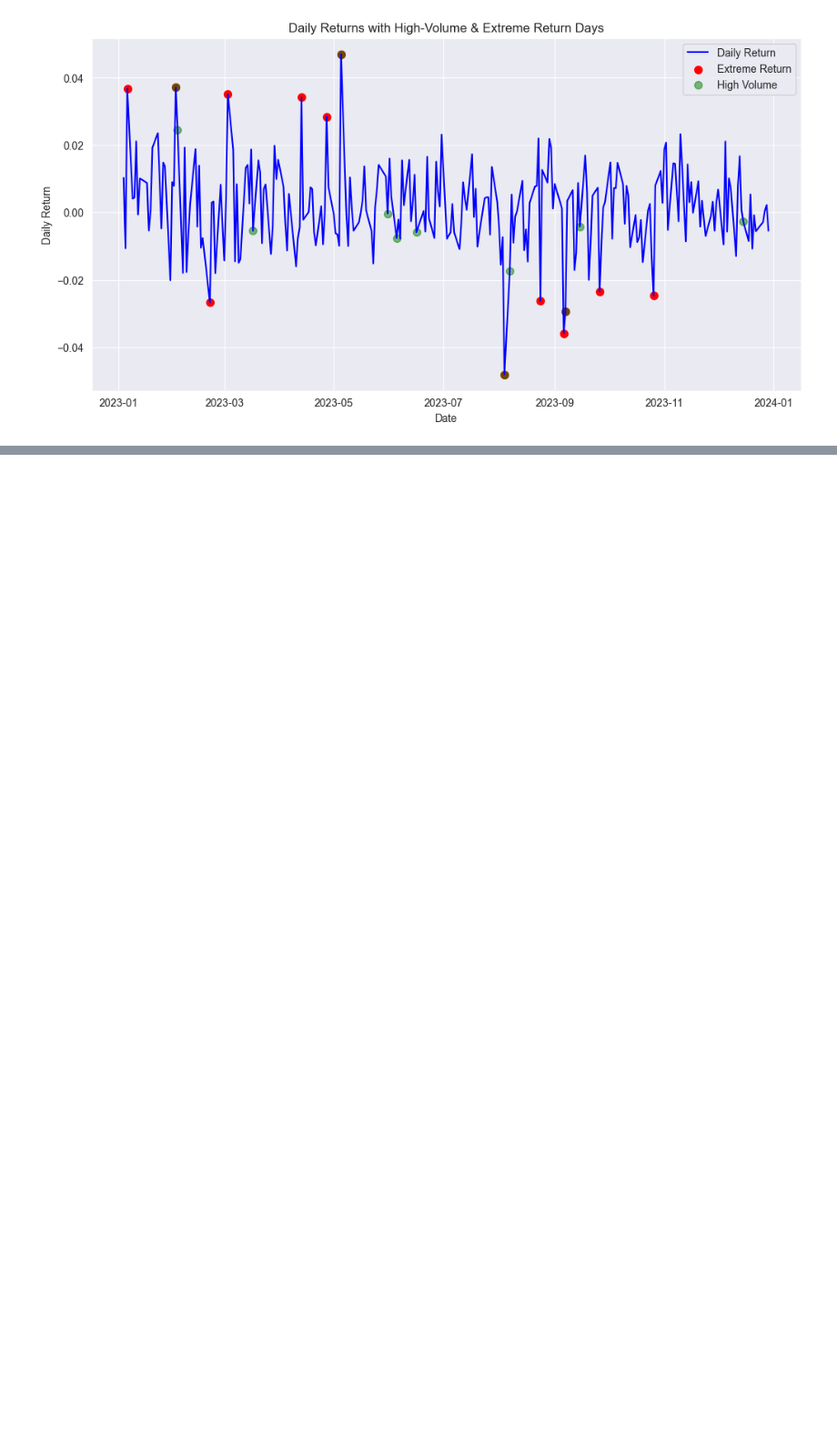
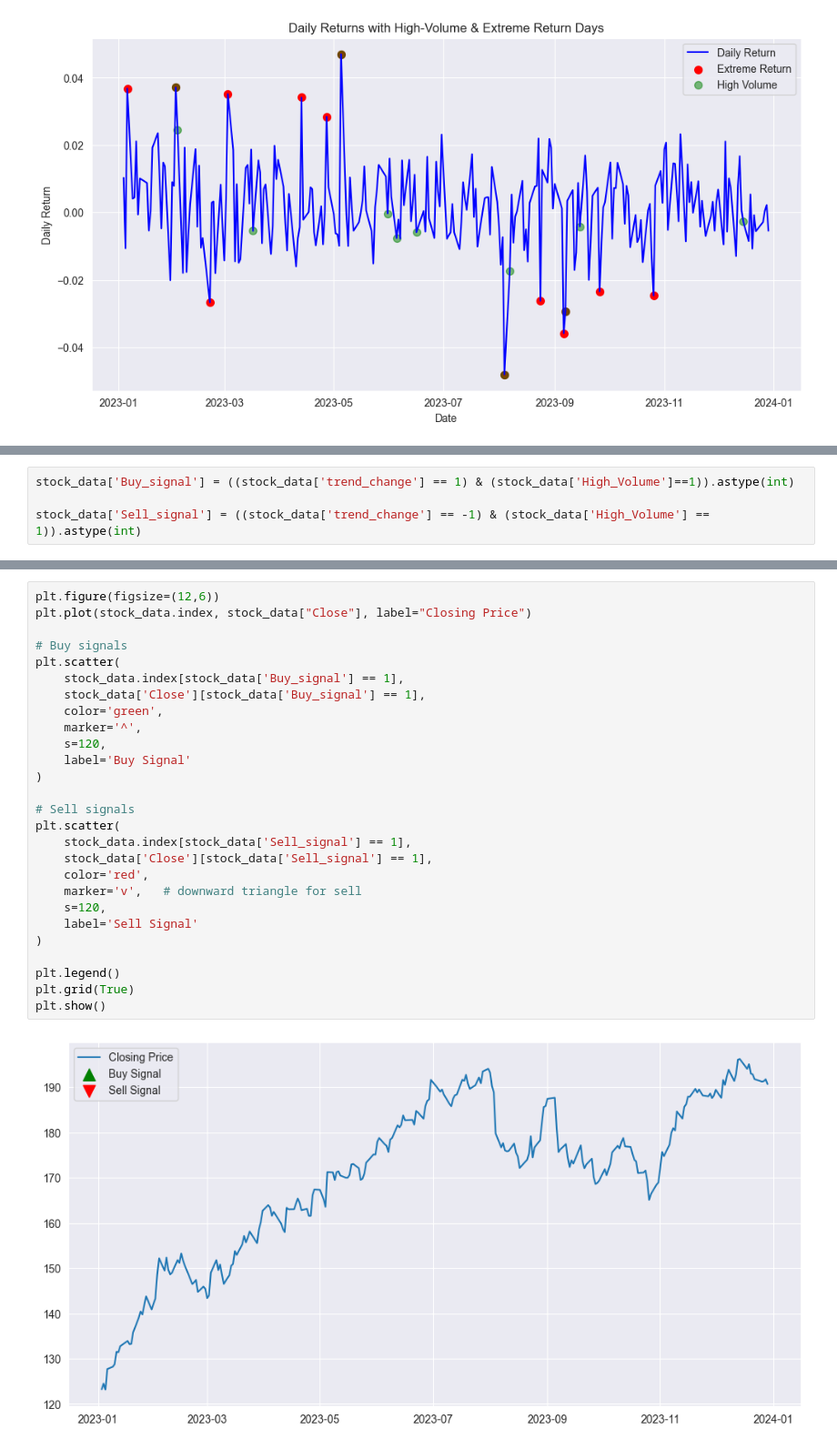
Before and after one commit to sahan200401/real-time-stock-market-analysis, a Jupyter notebook: DataVisuzlization_stcok.ipynb, the cells around one changed output, grey strips where cells are left out. Shown at 91% size. Saved outputs shown, nothing was run; the diff lists cells and outputs as text; blank space fills up the shorter version.

```diff
--- a/DataVisuzlization_stcok.ipynb
+++ b/DataVisuzlization_stcok.ipynb
@@ -524,0 +554,4 @@ plt.show()
+# %%
+stock_data['Buy_signal'] = ((stock_data['trend_change'] == 1) & (stock_data['High_Volume']==1)).astype(int)
+
+stock_data['Sell_signal'] = ((stock_data['trend_change'] == -1) & (stock_data['High_Volume'] == 1)).astype(int)
@@ -524,0 +575,29 @@ plt.show()
+# %%
+plt.figure(figsize=(12,6))
+plt.plot(stock_data.index, stock_data["Close"], label="Closing Price")
+
+# Buy signals
+plt.scatter(
+    stock_data.index[stock_data['Buy_signal'] == 1],
+    stock_data['Close'][stock_data['Buy_signal'] == 1],
+    color='green',
+    marker='^',
+    s=120,
+    label='Buy Signal'
+)
+
+# Sell signals
+plt.scatter(
+    stock_data.index[stock_data['Sell_signal'] == 1],
+    stock_data['Close'][stock_data['Sell_signal'] == 1],
+    color='red',
+    marker='v',   # downward triangle for sell
+    s=120,
+    label='Sell Signal'
+)
+
+plt.legend()
+plt.grid(True)
+plt.show()
+# %% [output]
+[figure, added]
```
Also changed, not shown: parts of 30 cells of this notebook.
